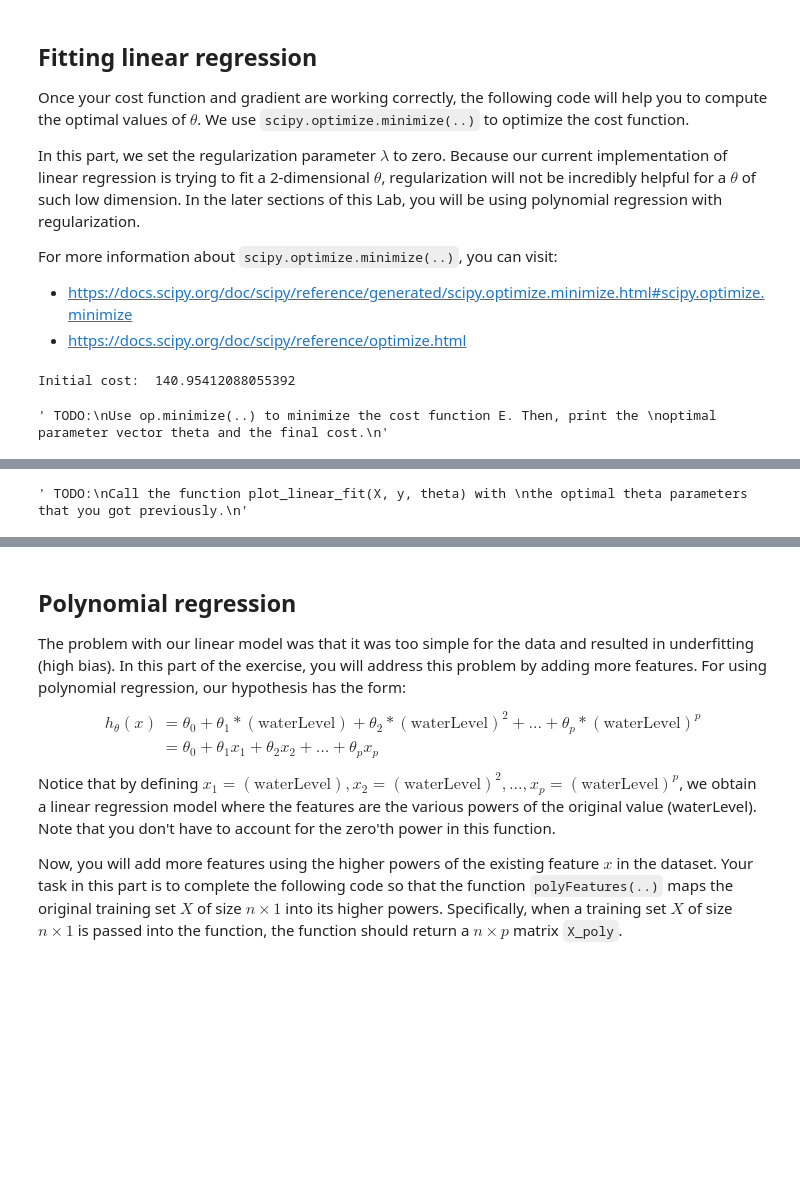
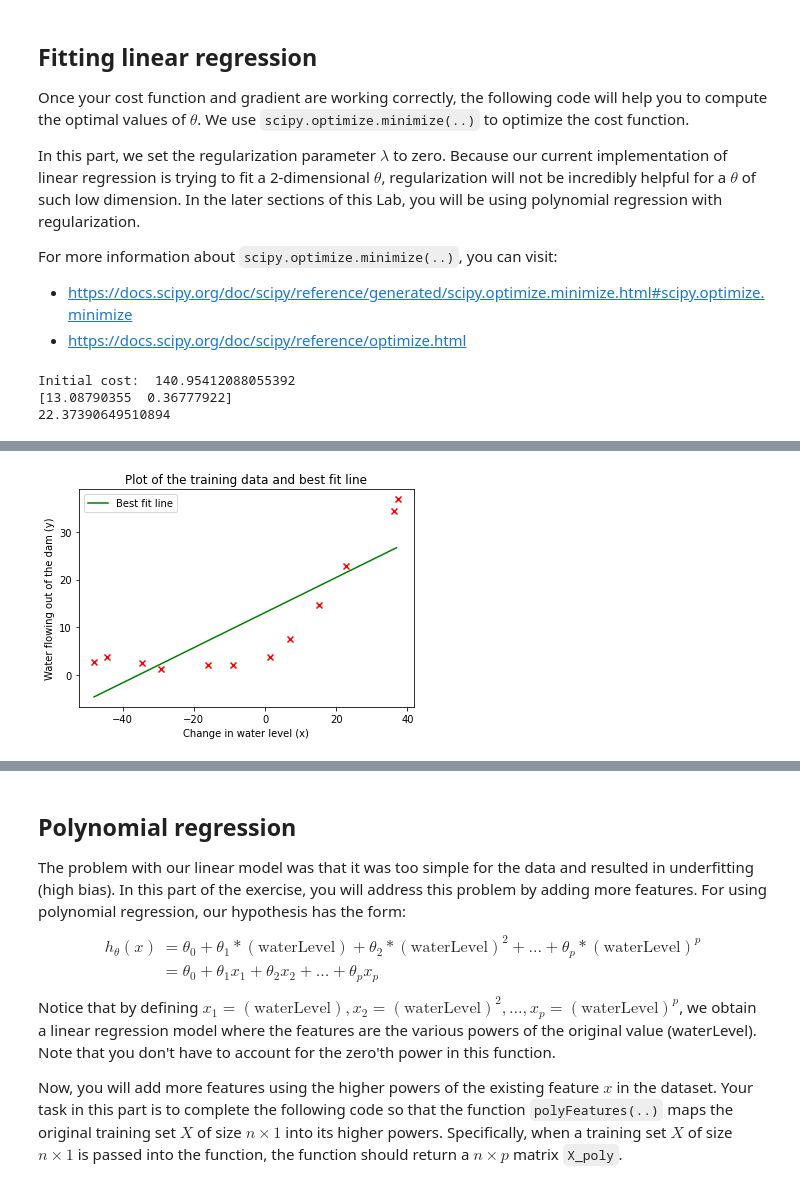
Before and after one commit to tobiaspihlqvist/machine_learning_halmstad_course, a Jupyter notebook: Lab 4 and 5 - Generalization/Lab 5 - Part A - Regularized Linear Regression.ipynb, the cells around one changed output, grey strips where cells are left out. Cells and saved outputs as stored; diff of their text form; code cells hidden in the pictures; blank space fills up the shorter version.

```diff
--- a/Lab 4 and 5 - Generalization/Lab 5 - Part A - Regularized Linear Regression.ipynb
+++ b/Lab 4 and 5 - Generalization/Lab 5 - Part A - Regularized Linear Regression.ipynb
@@ -123,9 +123,6 @@ Write the definition of the regularized linear regression cost function.
 If possible, try to vectorize your code and avoid writing loops. The
 last argument lmd corresponds to the regularization term lambda.
 """
-
-
-
 def E(theta, X, y, lmd):
     a = 1/(2*len(X));
     error = np.sum(((X@theta)-y).T**2)
@@ -133,14 +130,16 @@ def E(theta, X, y, lmd):
     reguralizedError = a * (error + r);
     return reguralizedError
 
+def E(theta, X, y, lmd):
+    m = y.size
+    h = X.dot(theta)
+    J = (1/(2*m))*np.sum(np.square(h-y)) + (lmd/(2*m))*np.sum(np.square(theta[1:]))
 
 """ TODO:
-Call your cost function with theta initialized to an array of ones, and
 lambda = 1. You should expect to see an output of about 303.993.
 """
 # ...
 theta = np.array([1,1])
 lmbda = 1;
-
 print(E(theta, X_new, y, lmbda))
 # %% [output]
@@ -205,12 +221,14 @@ print("Initial cost: ", E(theta, X_new, y, lmd))
 Use op.minimize(..) to minimize the cost function E. Then, print the
 optimal parameter vector theta and the final cost.
 """
-# res = op.minimize(......)
+res = op.minimize(fun = E, args =(X_new, y, lmd), x0 = theta)
 # Then, the optimal parameters can be accessed with: theta = res.x
-# ...
+print(res.x)
+print(E(res.x, X_new, y, lmd))
 # %% [output]
 Initial cost:  140.95412088055392
+[13.08790355  0.36777922]
+22.37390649510894
-' TODO:\nUse op.minimize(..) to minimize the cost function E. Then, print the \noptimal parameter vector theta and the final cost.\n'
 # %% [markdown]
 ## Plotting the linear regression model
 One you get the optimal parameters of $\theta$, you can call the function `plot_linear_fit(X, y, theta)` defined in the code below to plot the original dataset and the best fit line. Read the code carefully to see how such a line is ploted using the $\theta$ values. You will get a plot similar to the follwing figure.
@@ -219,33 +237,34 @@ The best fit line tells us that the model is not a good fit to the data because
 
 <img src="imgs/RegLinePlotLab4A.png" width="400px" />
 # %%
+%matplotlib inline
 # This is a function that plots the original dataset (X, y) and the best fit line:
 def plot_linear_fit(X, y, theta):
     fig, ax = plt.subplots()
 
     # Plottin the training data:
     ax.scatter(X[:, 0], y, marker="x", color="red")
     ax.set_xlabel("Change in water level (x)")
     ax.set_ylabel("Water flowing out of the dam (y)")
 
     # Plotting the line:
     x_min, x_max = np.min(X[:, 0]), np.max(X[:, 0])
     plot_x = np.arange(x_min, x_max) # range of values for the x axis
     plot_y = theta[0] + theta[1] * plot_x
     ax.plot(plot_x, plot_y, color="green", label="Best fit line")
 
     ax.set_title("Plot of the training data and best fit line")
     plt.legend()
     fig.show()
 
-
 """ TODO:
 Call the function plot_linear_fit(X, y, theta) with
 the optimal theta parameters that you got previously.
 """
 # ...
+plot_linear_fit(X, y, res.x)
 # %% [output]
-' TODO:\nCall the function plot_linear_fit(X, y, theta) with \nthe optimal theta parameters that you got previously.\n'
+[figure, added]
 # %% [markdown]
 ## Bias-variance
 An important concept in machine learning is the bias-variance tradeoff. Models with high bias are not complex enough for the data and tend to underfit, while models with high variance overfit to the training data. In this part of the Lab, you will plot training and test errors on a learning curve to diagnose bias-variance problems.
```
Also changed, not shown: parts of 8 cells of this notebook, 13 other files.
